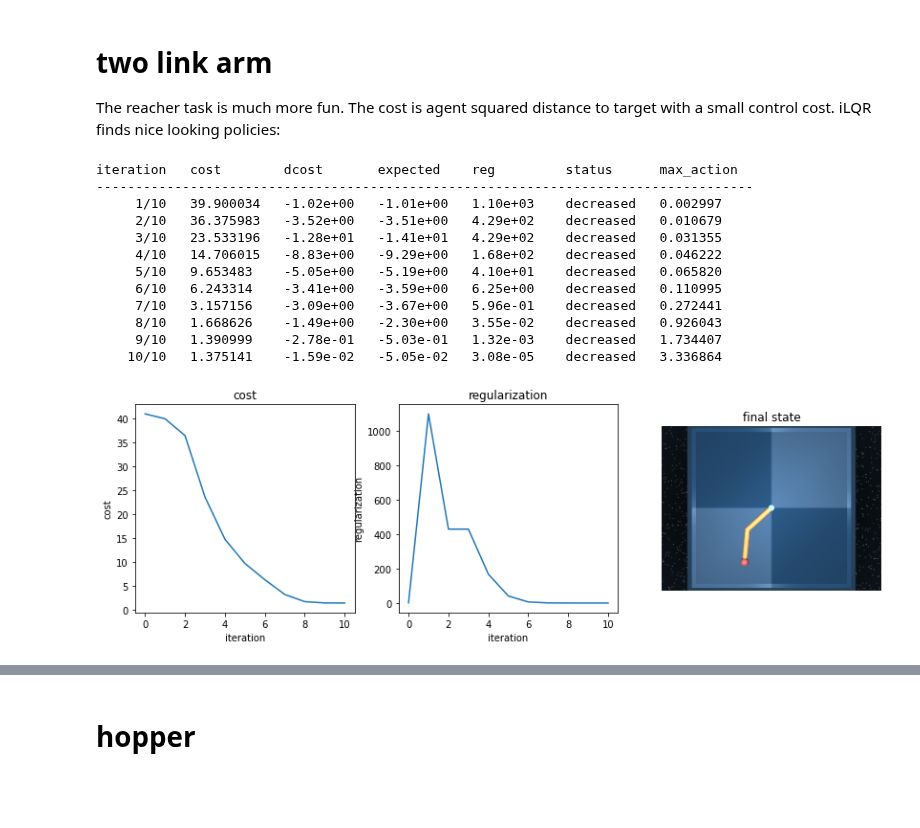
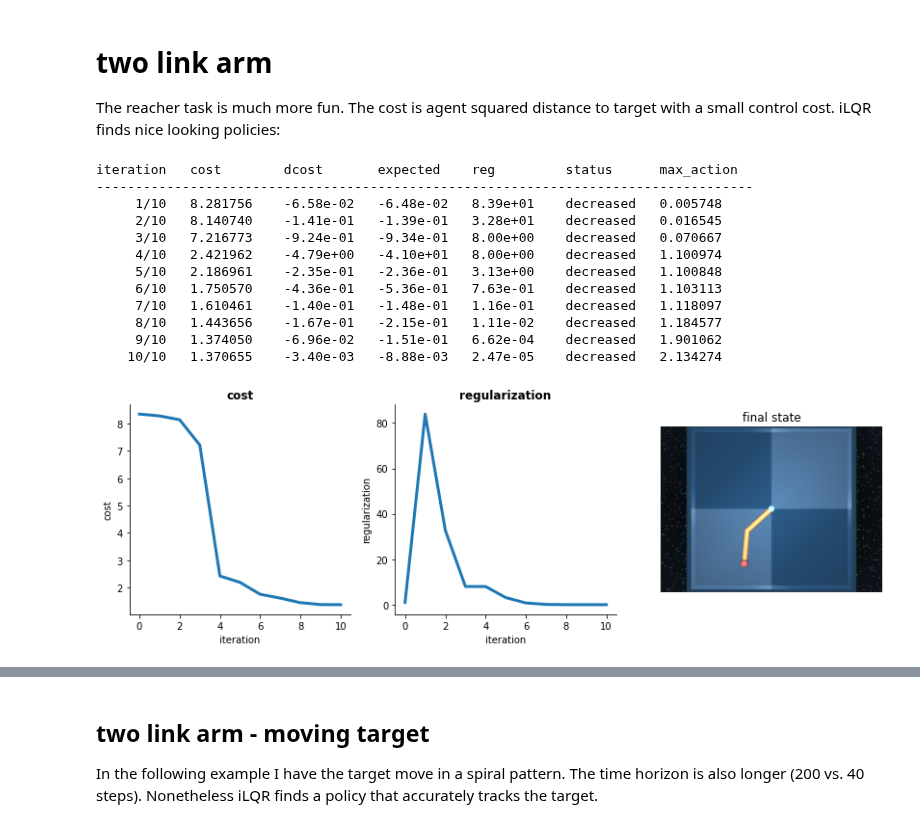
Before and after one commit to richard-warren/rl_sandbox, a Jupyter notebook: ilqr_demo.ipynb, the cells around one changed output, grey strips where cells are left out. Drawn from its saved outputs; the diff is of its cells as text; code cells hidden in the pictures; blank space fills up the shorter version.

Commit message:
done with demo other than adding github links

```diff
--- a/ilqr_demo.ipynb
+++ b/ilqr_demo.ipynb
@@ -287,27 +287,27 @@ show_rollout(env, actions)
 # two link arm
 The reacher task is much more fun. The cost is agent squared distance to target with a small control cost. iLQR finds nice looking policies:
 # %%
-env = Arm()
-env.target = np.array((-.1,-.2))  # make sure target is far awawy
+env = Arm(target_start=np.array((-.1,-.2)))  # make sure target is far away
 actions, history = iLQR(env, iterations=10, verbose=True)
 plot_training(env, actions, history)
 # %% [output]
 iteration   cost        dcost       expected    reg         status      max_action
 ------------------------------------------------------------------------------------
-     1/10   39.900034   -1.02e+00   -1.01e+00   1.10e+03    decreased   0.002997
-     2/10   36.375983   -3.52e+00   -3.51e+00   4.29e+02    decreased   0.010679
-     3/10   23.533196   -1.28e+01   -1.41e+01   4.29e+02    decreased   0.031355
-     4/10   14.706015   -8.83e+00   -9.29e+00   1.68e+02    decreased   0.046222
-     5/10   9.653483    -5.05e+00   -5.19e+00   4.10e+01    decreased   0.065820
-     6/10   6.243314    -3.41e+00   -3.59e+00   6.25e+00    decreased   0.110995
-     7/10   3.157156    -3.09e+00   -3.67e+00   5.96e-01    decreased   0.272441
-     8/10   1.668626    -1.49e+00   -2.30e+00   3.55e-02    decreased   0.926043
-     9/10   1.390999    -2.78e-01   -5.03e-01   1.32e-03    decreased   1.734407
-    10/10   1.375141    -1.59e-02   -5.05e-02   3.08e-05    decreased   3.336864
+     1/10   8.281756    -6.58e-02   -6.48e-02   8.39e+01    decreased   0.005748
+     2/10   8.140740    -1.41e-01   -1.39e-01   3.28e+01    decreased   0.016545
+     3/10   7.216773    -9.24e-01   -9.34e-01   8.00e+00    decreased   0.070667
+     4/10   2.421962    -4.79e+00   -4.10e+01   8.00e+00    decreased   1.100974
+     5/10   2.186961    -2.35e-01   -2.36e-01   3.13e+00    decreased   1.100848
+     6/10   1.750570    -4.36e-01   -5.36e-01   7.63e-01    decreased   1.103113
+     7/10   1.610461    -1.40e-01   -1.48e-01   1.16e-01    decreased   1.118097
+     8/10   1.443656    -1.67e-01   -2.15e-01   1.11e-02    decreased   1.184577
+     9/10   1.374050    -6.96e-02   -1.51e-01   6.62e-04    decreased   1.901062
+    10/10   1.370655    -3.40e-03   -8.88e-03   2.47e-05    decreased   2.134274
-[figure, old version]
+[figure, new version]
 # %%
 show_rollout(env, actions)
 # %% [output]
 [interactive output not drawn]
-# %% [markdown]
-# hopper
+# %% [markdown]
+## two link arm - moving target
+In the following example I have the target move in a spiral pattern. The time horizon is also longer (200 vs. 40 steps). Nonetheless iLQR finds a policy that accurately tracks the target.
```
Also changed, not shown: parts of 18 cells of this notebook, 2 other files.
